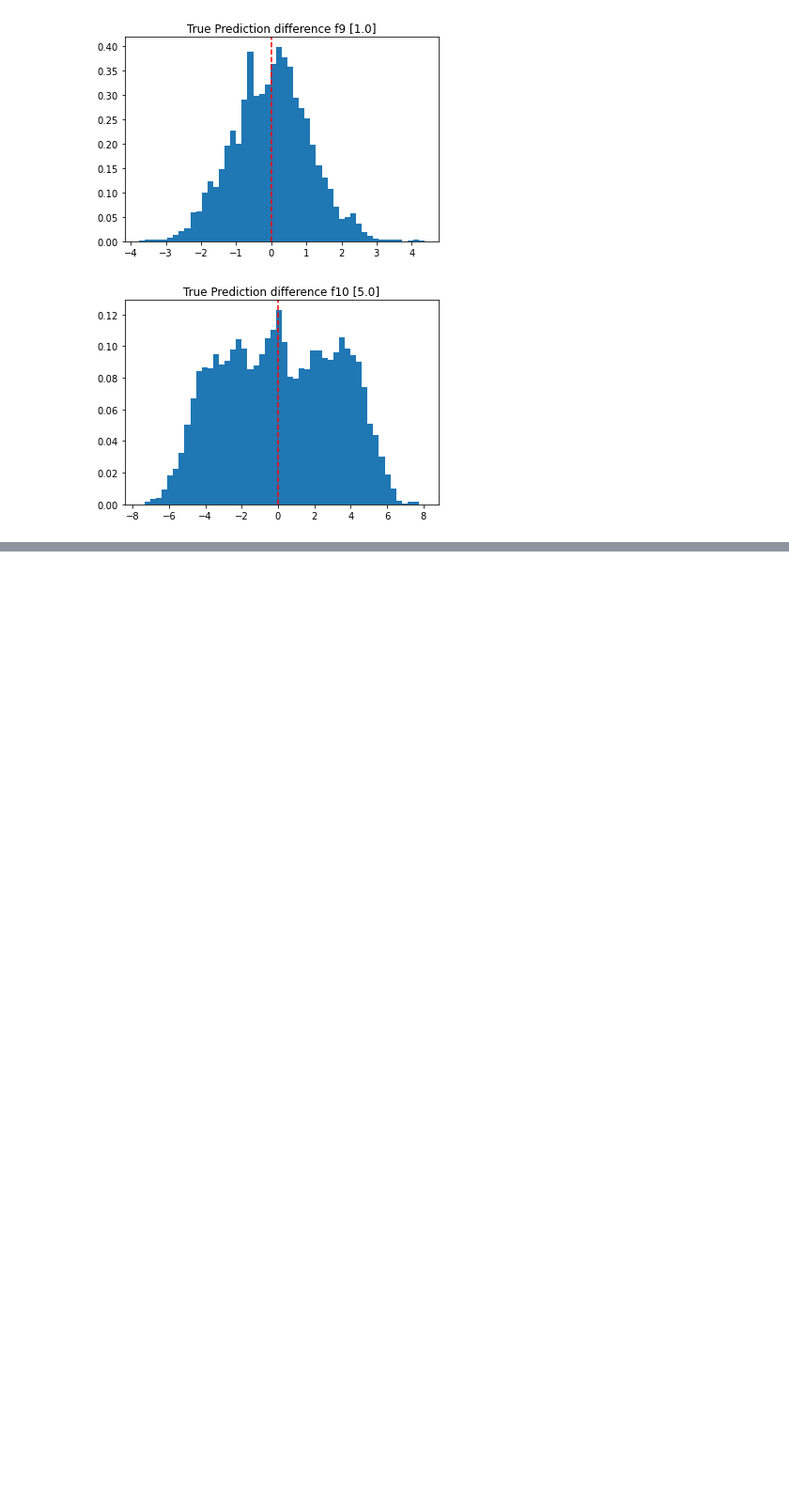
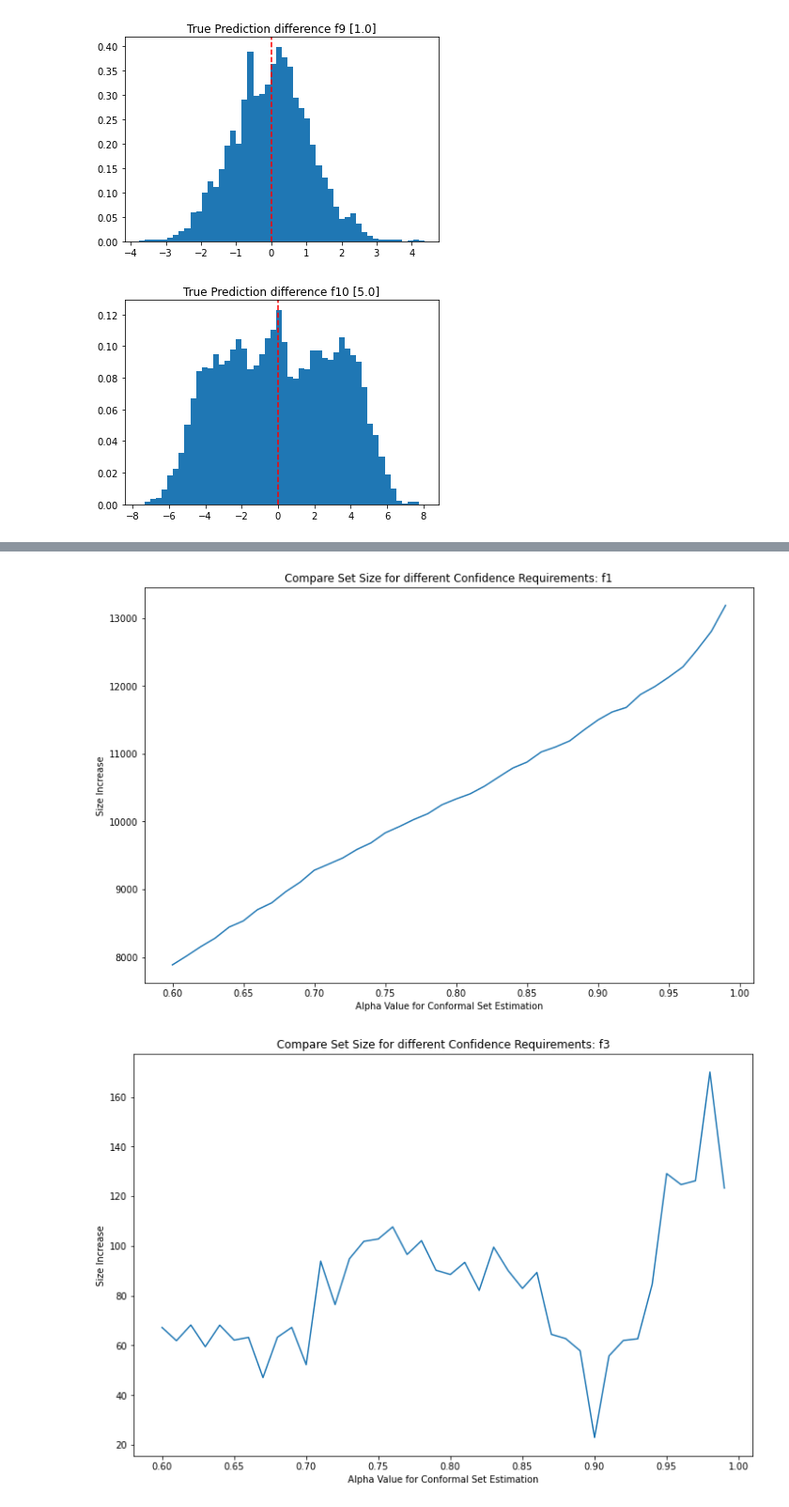
Before and after one commit to JuanMataNaranjo/Explain_Conformal, a Jupyter notebook: linear_data.ipynb, the cells around one changed output, grey strips where cells are left out. Shown at 94% size. Cells and saved outputs as stored; diff of their text form; code cells hidden in the pictures; blank space fills up the shorter version.

```diff
--- a/linear_data.ipynb
+++ b/linear_data.ipynb
@@ -284,6 +280,8 @@ average_size = defaultdict(list)
 for variable in ['f1', 'f3', 'f6']:
     print(variable)
     for alpha in np.arange(0.6, 1, 0.01):
+        if (alpha*100) % 10 == 0:
+            print(alpha)
         temp = 0
         for i in range(B):
             conformal_predictor = SplitConformal(alpha=1-alpha)
@@ -293,16 +291,10 @@ for variable in ['f1', 'f3', 'f6']:
 
             conformal_predictor_j = SplitConformal(alpha=1-alpha)
 
-            if type=='0':
-                data_X_j = copy.copy(lineardata.calib_data_X)
-                data_X_j[variable] = 0
-                data_X_test_j = copy.copy(lineardata.test_data_X)
-                data_X_test_j[variable] = 0
-            if type=='full':
-                data_X_j = copy.copy(lineardata.calib_data_X)
-                data_X_j = data_X_j.loc[:, data_X_j.columns!=variable]
-                data_X_test_j = copy.copy(lineardata.test_data_X)
-                data_X_test_j= data_X_test_j.loc[:, data_X_test_j.columns!=variable]
+            data_X_j = copy.copy(lineardata.calib_data_X)
+            data_X_j = data_X_j.loc[:, data_X_j.columns!=variable]
+            data_X_test_j = copy.copy(lineardata.test_data_X)
+            data_X_test_j= data_X_test_j.loc[:, data_X_test_j.columns!=variable]
 
             lambda_j, model_j = conformal_predictor_j.calibrate(data_X=data_X_j, data_y=lineardata.calib_data_y, model=LinearRegression(), rand_state=None)
             pred_j = conformal_predictor_j.predict(data_X_test_j, model=model_j, lambda_conformal=lambda_j)
@@ -315,0 +315,11 @@ for variable in ['f1', 'f3', 'f6']:
+# %%
+for variable in ['f1', 'f3', 'f6']:
+    plt.figure(figsize=(12,8))
+    plt.plot(np.arange(0.6, 1, 0.01), average_size[variable])
+    plt.ylabel('Size Increase')
+    plt.xlabel('Alpha Value for Conformal Set Estimation')
+    plt.title('Compare Set Size for different Confidence Requirements: ' + variable)
+    plt.show();
+# %% [output]
+[figure, added]
+[figure, added]
```
Also changed, not shown: parts of 4 cells of this notebook, 4 other files.
